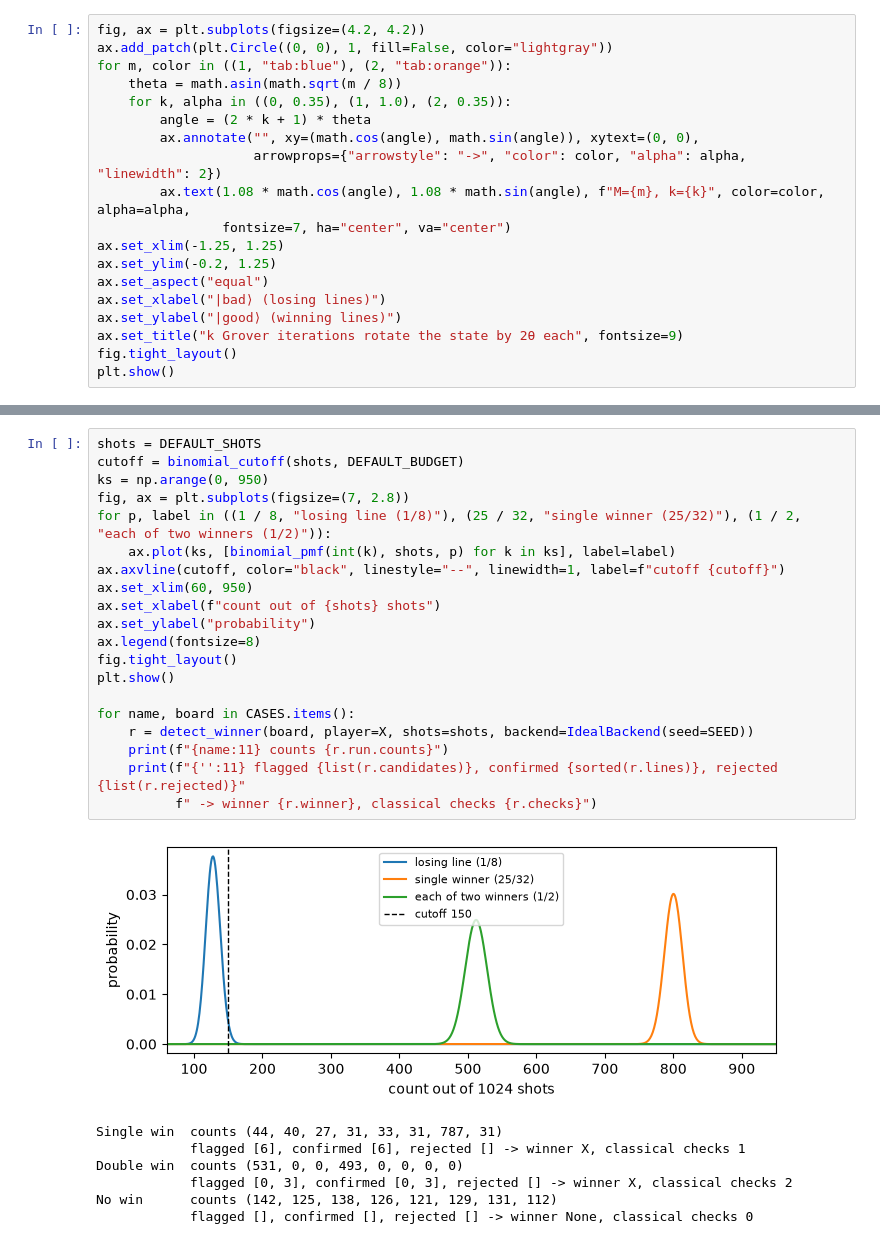
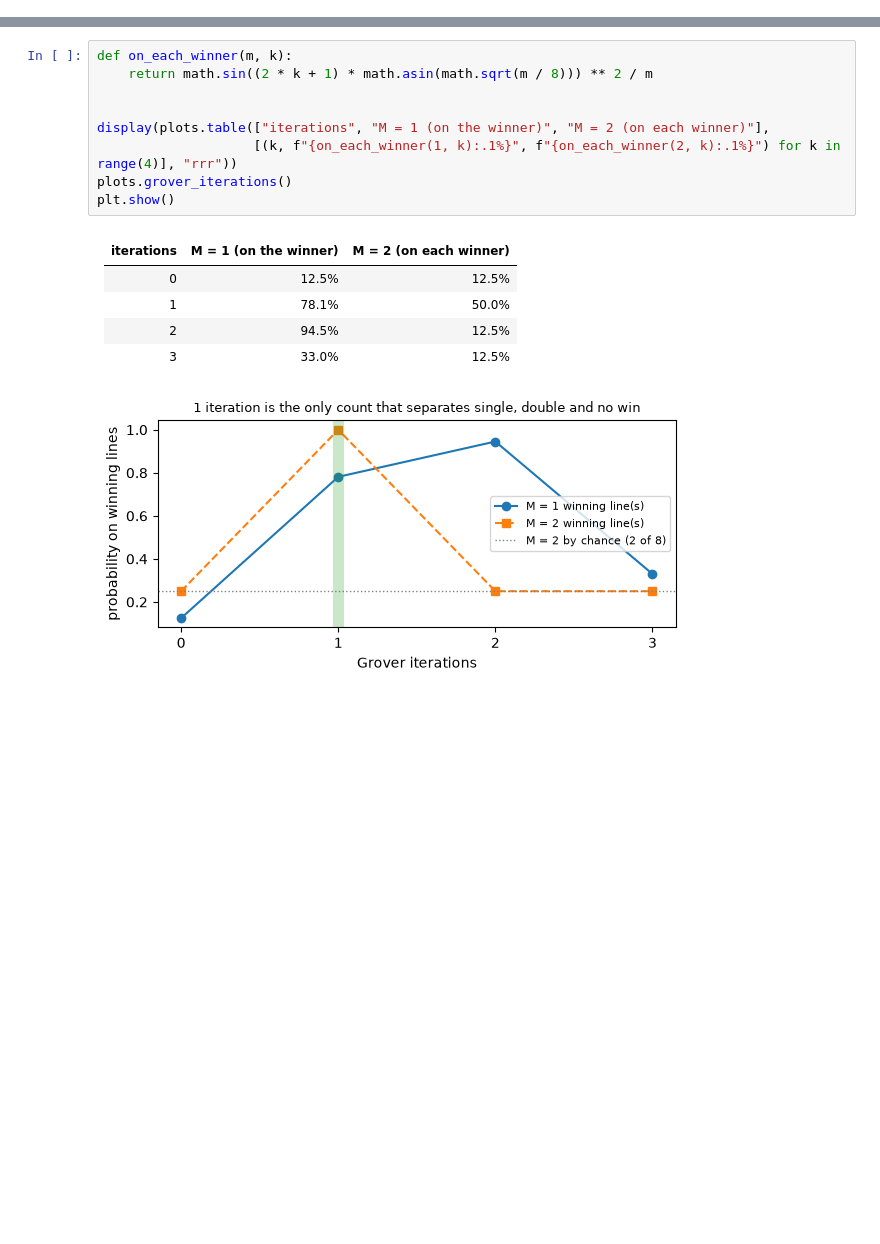
Before and after one commit to RyanPrax/Quantum-TicTacToe, a Jupyter notebook: notebooks/01_how_it_works.ipynb, the cells around one changed output, grey strips where cells are left out. Saved outputs shown, nothing was run; the diff lists cells and outputs as text; blank space fills up the shorter version.

```diff
--- a/notebooks/01_how_it_works.ipynb
+++ b/notebooks/01_how_it_works.ipynb
@@ -265,19 +185,0 @@ toward |good⟩, and the chance of measuring a winner is sin² of the angle.
-# %%
-fig, ax = plt.subplots(figsize=(4.2, 4.2))
-ax.add_patch(plt.Circle((0, 0), 1, fill=False, color="lightgray"))
-for m, color in ((1, "tab:blue"), (2, "tab:orange")):
-    theta = math.asin(math.sqrt(m / 8))
-    for k, alpha in ((0, 0.35), (1, 1.0), (2, 0.35)):
-        angle = (2 * k + 1) * theta
-        ax.annotate("", xy=(math.cos(angle), math.sin(angle)), xytext=(0, 0),
-                    arrowprops={"arrowstyle": "->", "color": color, "alpha": alpha, "linewidth": 2})
-        ax.text(1.08 * math.cos(angle), 1.08 * math.sin(angle), f"M={m}, k={k}", color=color, alpha=alpha,
-                fontsize=7, ha="center", va="center")
-ax.set_xlim(-1.25, 1.25)
-ax.set_ylim(-0.2, 1.25)
-ax.set_aspect("equal")
-ax.set_xlabel("|bad⟩ (losing lines)")
-ax.set_ylabel("|good⟩ (winning lines)")
-ax.set_title("k Grover iterations rotate the state by 2θ each", fontsize=9)
-fig.tight_layout()
-plt.show()
@@ -350,29 +238,18 @@ extra classical check every five boards. At 1024 shots that is 150 (14.6%).
 # %%
-shots = DEFAULT_SHOTS
-cutoff = binomial_cutoff(shots, DEFAULT_BUDGET)
-ks = np.arange(0, 950)
-fig, ax = plt.subplots(figsize=(7, 2.8))
-for p, label in ((1 / 8, "losing line (1/8)"), (25 / 32, "single winner (25/32)"), (1 / 2, "each of two winners (1/2)")):
-    ax.plot(ks, [binomial_pmf(int(k), shots, p) for k in ks], label=label)
-ax.axvline(cutoff, color="black", linestyle="--", linewidth=1, label=f"cutoff {cutoff}")
-ax.set_xlim(60, 950)
-ax.set_xlabel(f"count out of {shots} shots")
-ax.set_ylabel("probability")
-ax.legend(fontsize=8)
-fig.tight_layout()
+def on_each_winner(m, k):
+    return math.sin((2 * k + 1) * math.asin(math.sqrt(m / 8))) ** 2 / m
+
+
+display(plots.table(["iterations", "M = 1 (on the winner)", "M = 2 (on each winner)"],
+                    [(k, f"{on_each_winner(1, k):.1%}", f"{on_each_winner(2, k):.1%}") for k in range(4)], "rrr"))
+plots.grover_iterations()
 plt.show()
-
-for name, board in CASES.items():
-    r = detect_winner(board, player=X, shots=shots, backend=IdealBackend(seed=SEED))
-    print(f"{name:11} counts {r.run.counts}")
-    print(f"{'':11} flagged {list(r.candidates)}, confirmed {sorted(r.lines)}, rejected {list(r.rejected)}"
-          f" -> winner {r.winner}, classical checks {r.checks}")
 # %% [output]
+| iterations | M = 1 (on the winner) | M = 2 (on each winner) |
+| ---: | ---: | ---: |
+| 0 | 12.5% | 12.5% |
+| 1 | 78.1% | 50.0% |
+| 2 | 94.5% | 12.5% |
+| 3 | 33.0% | 12.5% |
-[figure, old version]
+[figure, new version]
-Single win  counts (44, 40, 27, 31, 33, 31, 787, 31)
-            flagged [6], confirmed [6], rejected [] -> winner X, classical checks 1
-Double win  counts (531, 0, 0, 493, 0, 0, 0, 0)
-            flagged [0, 3], confirmed [0, 3], rejected [] -> winner X, classical checks 2
-No win      counts (142, 125, 138, 126, 121, 129, 131, 112)
-            flagged [], confirmed [], rejected [] -> winner None, classical checks 0
 # %% [markdown]
```
Also changed, not shown: parts of 52 cells of this notebook, 6 other files.
